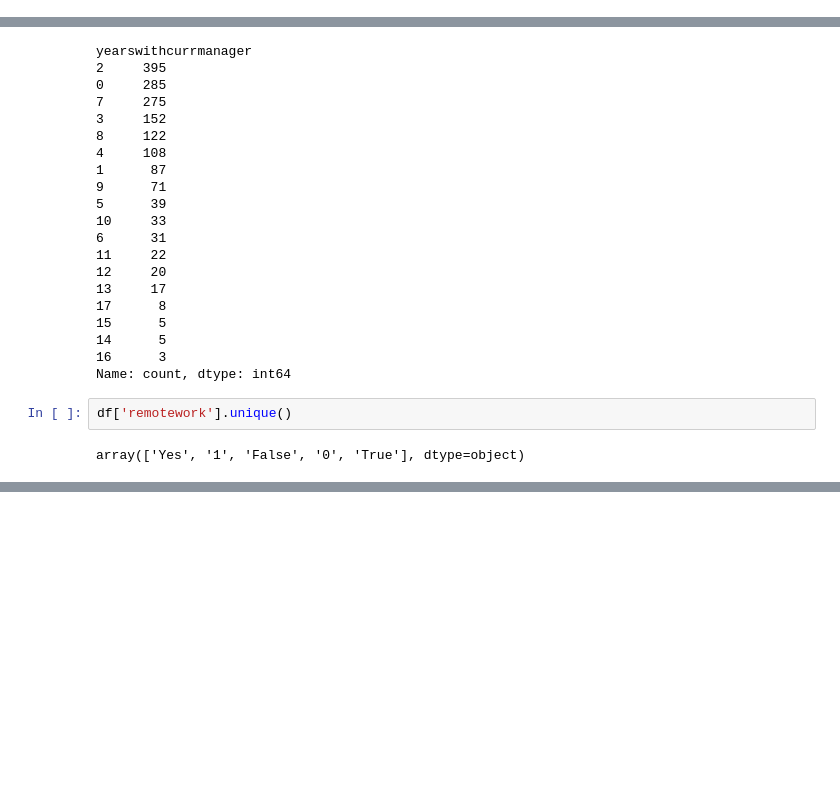
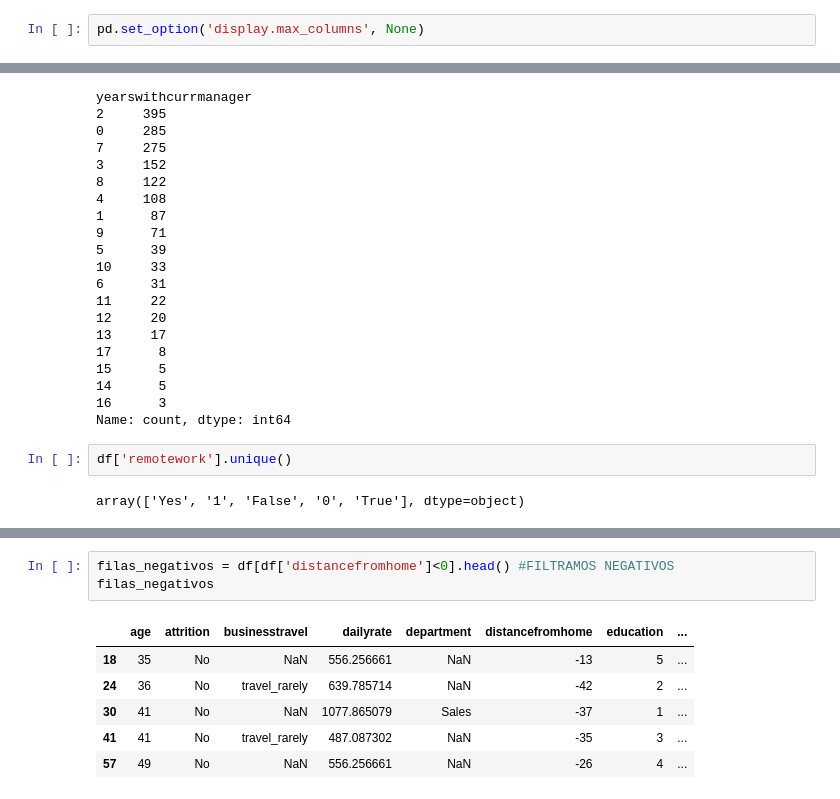
Before and after one commit to NIEVESPA/project-da-promo-60-modulo-3-team-3, a Jupyter notebook: FINAL/Fase_1_EDA.ipynb, the cells around one changed output, grey strips where cells are left out. Saved outputs shown, nothing was run; the diff lists cells and outputs as text; blank space fills up the shorter version.

```diff
--- a/FINAL/Fase_1_EDA.ipynb
+++ b/FINAL/Fase_1_EDA.ipynb
@@ -4,6 +4,8 @@
 **FASE 1**
 # %%
 import pandas as pd
+# %%
+pd.set_option('display.max_columns', None)
 # %% [markdown]
 #### ENTENDER LOS DATOS
 # %%
@@ -225,0 +304,10 @@ array(['Yes', '1', 'False', '0', 'True'], dtype=object)
+# %%
+filas_negativos = df[df['distancefromhome']<0].head() #FILTRAMOS NEGATIVOS
+filas_negativos
+# %% [output]
+|  | age | attrition | businesstravel | dailyrate | department | distancefromhome | education | ... |
+| 18 | 35 | No | NaN | 556.256661 | NaN | -13 | 5 | ... |
+| 24 | 36 | No | travel_rarely | 639.785714 | NaN | -42 | 2 | ... |
+| 30 | 41 | No | NaN | 1077.865079 | Sales | -37 | 1 | ... |
+| 41 | 41 | No | travel_rarely | 487.087302 | NaN | -35 | 3 | ... |
+| 57 | 49 | No | NaN | 556.256661 | NaN | -26 | 4 | ... |
```
Also changed, not shown: parts of 14 cells of this notebook.
